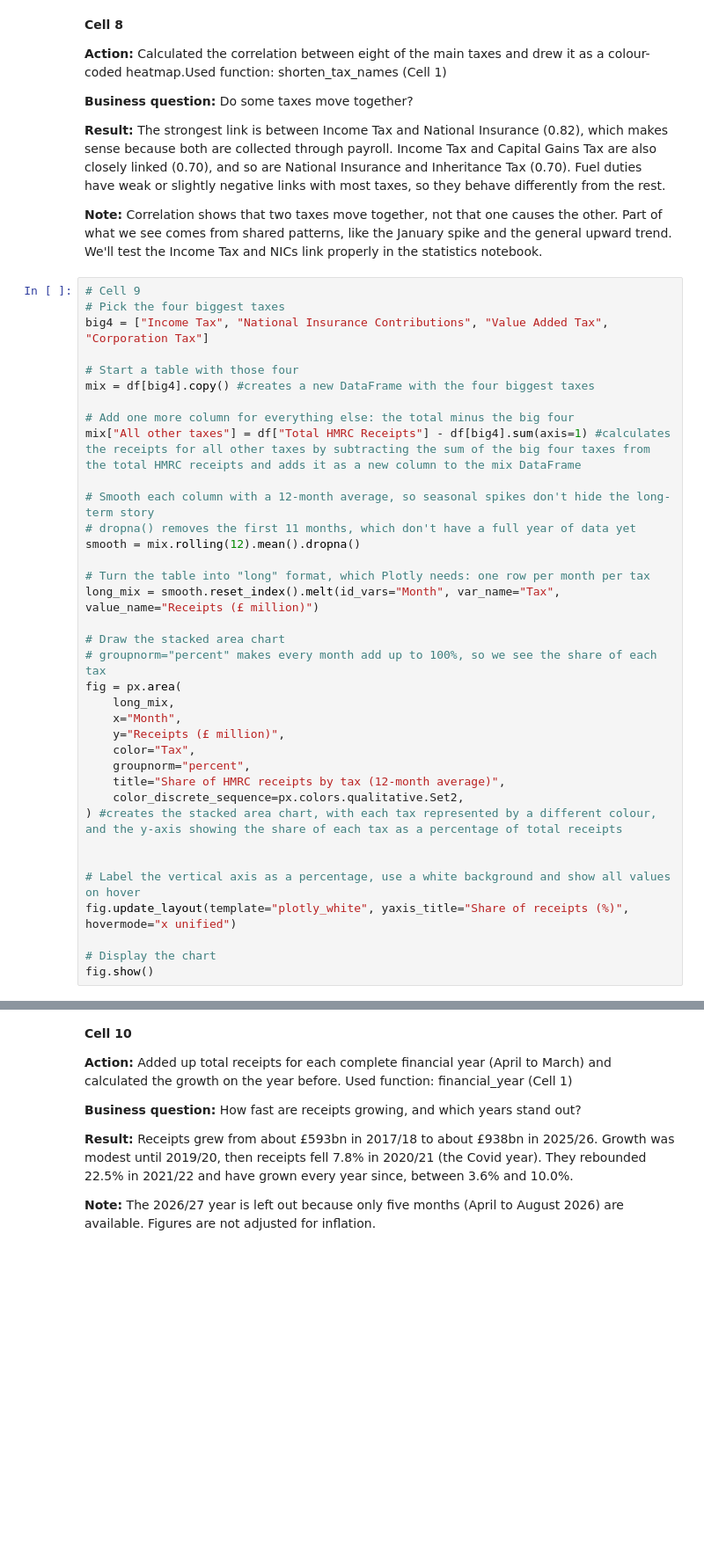
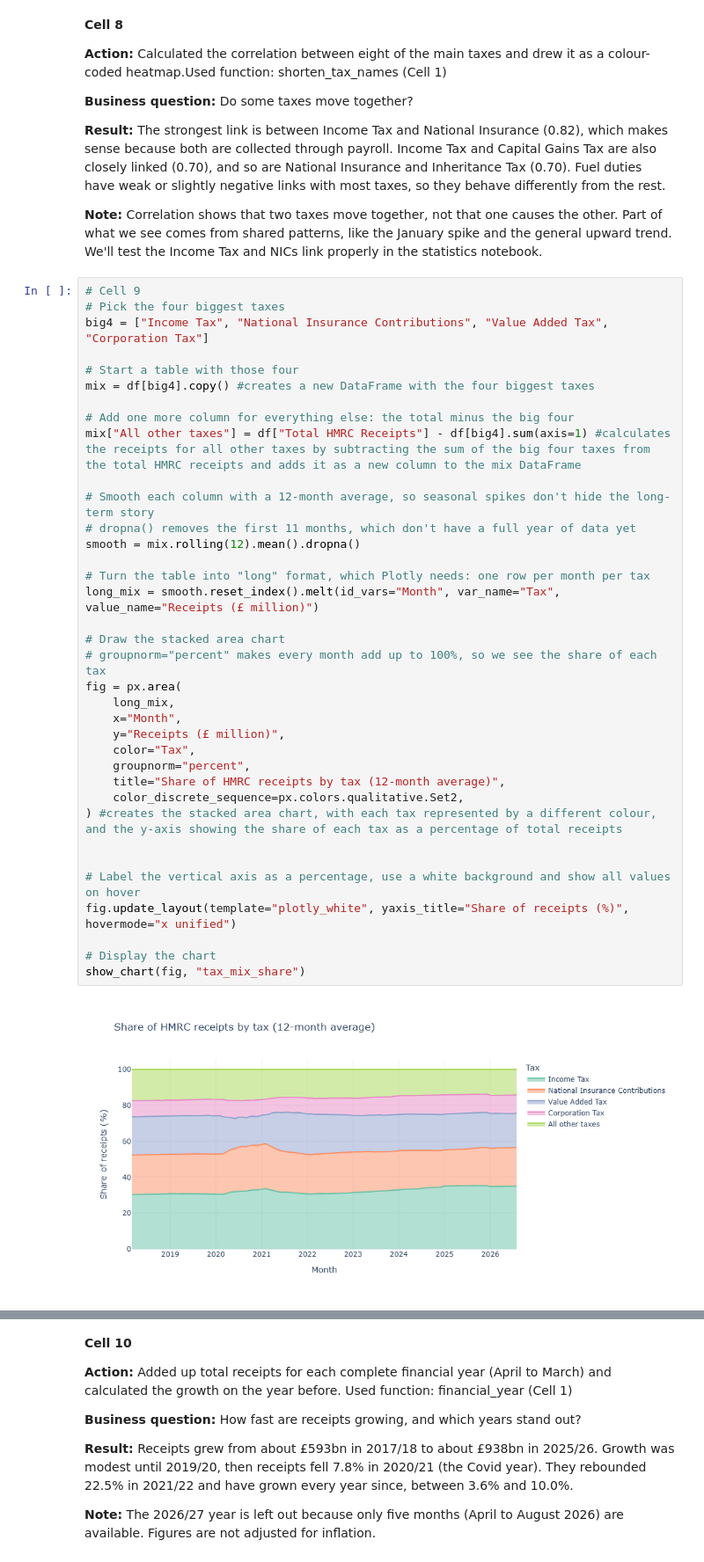
Before and after one commit to hemacbaker-byte/hmrc-tax-analysis, a Jupyter notebook: notebooks/02_eda.ipynb, the cells around one changed output, grey strips where cells are left out. Shown at 88% size. Saved outputs shown, nothing was run; the diff lists cells and outputs as text; blank space fills up the shorter version.

Commit message:
Save Plotly charts as pictures so they display on GitHub

```diff
--- a/notebooks/02_eda.ipynb
+++ b/notebooks/02_eda.ipynb
@@ -312,34 +312,36 @@ big4 = ["Income Tax", "National Insurance Contributions", "Value Added Tax", "Co
 # Start a table with those four
 mix = df[big4].copy() #creates a new DataFrame with the four biggest taxes
 
 # Add one more column for everything else: the total minus the big four
 mix["All other taxes"] = df["Total HMRC Receipts"] - df[big4].sum(axis=1) #calculates the receipts for all other taxes by subtracting the sum of the big four taxes from the total HMRC receipts and adds it as a new column to the mix DataFrame
 
 # Smooth each column with a 12-month average, so seasonal spikes don't hide the long-term story
 # dropna() removes the first 11 months, which don't have a full year of data yet
 smooth = mix.rolling(12).mean().dropna()
 
 # Turn the table into "long" format, which Plotly needs: one row per month per tax
 long_mix = smooth.reset_index().melt(id_vars="Month", var_name="Tax", value_name="Receipts (£ million)")
 
 # Draw the stacked area chart
 # groupnorm="percent" makes every month add up to 100%, so we see the share of each tax
 fig = px.area(
     long_mix,
     x="Month",
     y="Receipts (£ million)",
     color="Tax",
     groupnorm="percent",
     title="Share of HMRC receipts by tax (12-month average)",
     color_discrete_sequence=px.colors.qualitative.Set2,
 ) #creates the stacked area chart, with each tax represented by a different colour, and the y-axis showing the share of each tax as a percentage of total receipts
 
 
 # Label the vertical axis as a percentage, use a white background and show all values on hover
 fig.update_layout(template="plotly_white", yaxis_title="Share of receipts (%)", hovermode="x unified")
 
 # Display the chart
-fig.show()
+show_chart(fig, "tax_mix_share")
+# %% [output]
+[figure, added]
 # %%
 # Cell 10
 # Work out which financial year each month belongs to (function from Cell 1)
```
Also changed, not shown: parts of 1 cell of this notebook, 5 other files.
